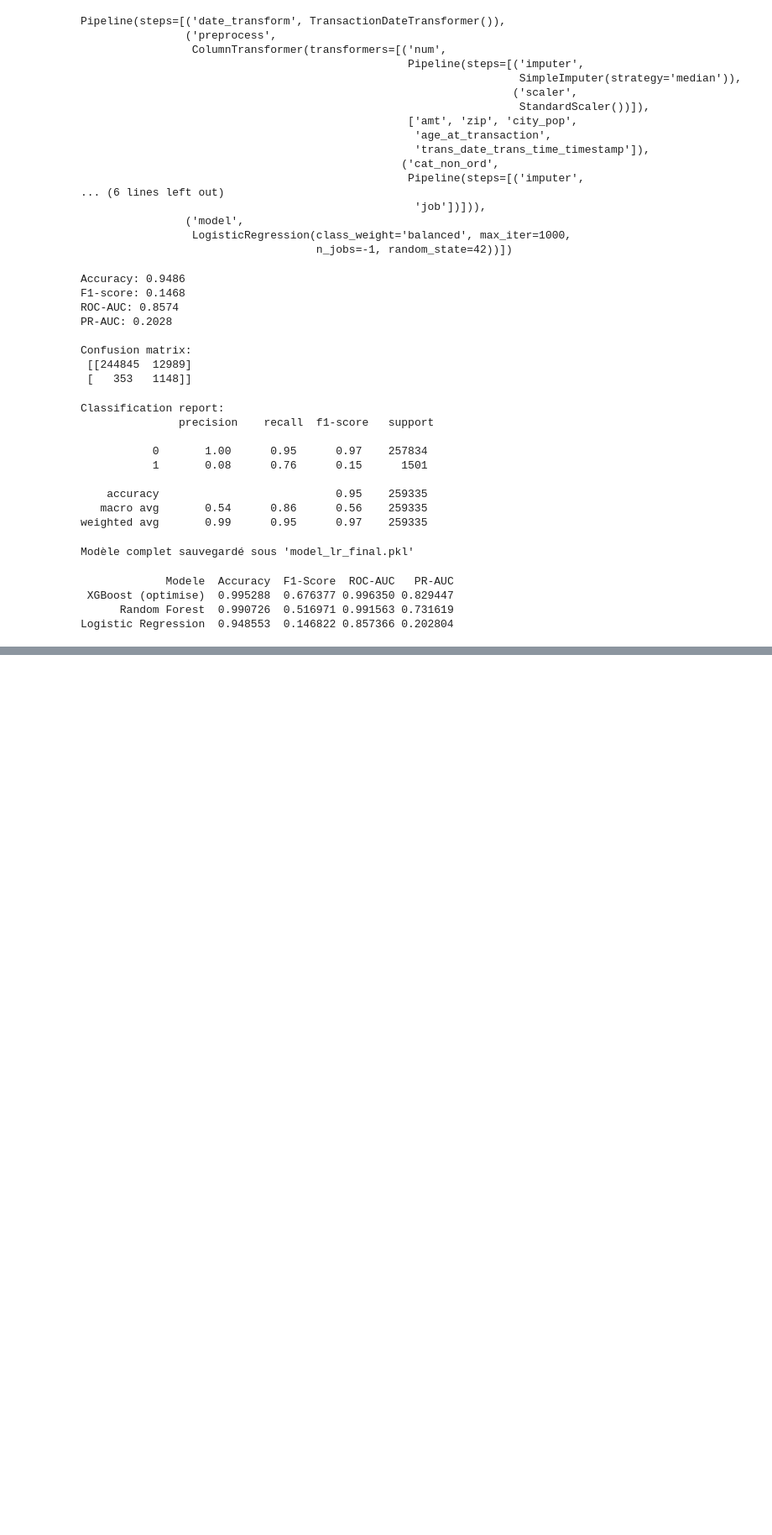
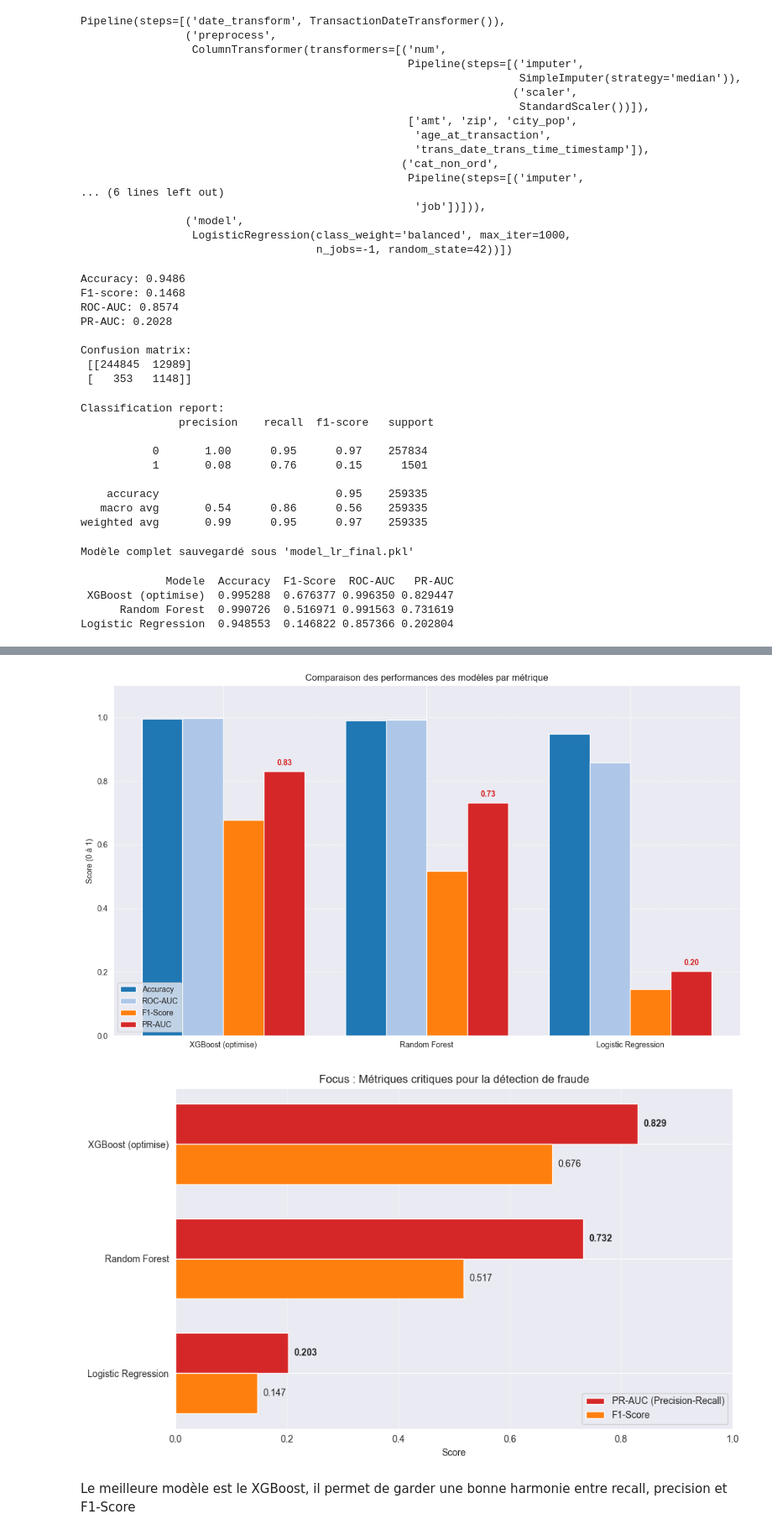
Before and after one commit to S13v3n-2/projet-detection-fraude, a Jupyter notebook: eda/Model_superviser.ipynb, the cells around one changed output, grey strips where cells are left out. Shown at 84% size. Drawn from its saved outputs; the diff is of its cells as text; code cells hidden in the pictures; blank space fills up the shorter version.

Commit message:
commentaire sur Model_superviser.ipynb et suppression des fichier

```diff
--- a/eda/Model_superviser.ipynb
+++ b/eda/Model_superviser.ipynb
@@ -199,13 +208,12 @@ numeric_transformer = Pipeline(steps=[
 categorical_non_ord_transformer = Pipeline(steps=[
     ("imputer", SimpleImputer(strategy="most_frequent")),
     ("ordinay", OrdinalEncoder(handle_unknown="use_encoded_value",unknown_value=-1
-    ))
+    )) # Gere les categories inconnue
 ])
 
 preprocessor = ColumnTransformer(
     transformers=[
         ("num", numeric_transformer, numeric_features),
-        #("cat_ord", categorical_ord_transformer, categorical_features_ord),
         ("cat_non_ord", categorical_non_ord_transformer, categorical_features_non_ord),
     ],
     remainder="drop"
@@ -761,0 +712,69 @@ Confusion matrix:
+# %%
+import matplotlib.pyplot as plt
+import pandas as pd
+import numpy as np
+
+# 1. Préparation des donnée
+
+df = pd.DataFrame(resultats)
+
+# --- GRAPHIQUE 1 : COMPARAISON GLOBALE ---
+plt.figure(figsize=(12, 7))
+x = np.arange(len(df['Modele']))
+width = 0.2  # Largeur des barres
+
+# Création des barres pour chaque métrique
+plt.bar(x - 1.5*width, df['Accuracy'], width, label='Accuracy', color='#1f77b4')
+plt.bar(x - 0.5*width, df['ROC-AUC'], width, label='ROC-AUC', color='#aec7e8')
+plt.bar(x + 0.5*width, df['F1-Score'], width, label='F1-Score', color='#ff7f0e')
+plt.bar(x + 1.5*width, df['PR-AUC'], width, label='PR-AUC', color='#d62728')
+
+# Mise en forme
+plt.ylabel('Score (0 à 1)')
+plt.title('Comparaison des performances des modèles par métrique')
+plt.xticks(x, df['Modele'])
+plt.legend(loc='lower left')
+plt.ylim(0, 1.1)
+plt.grid(axis='y', linestyle='--', alpha=0.7)
+
+# Ajout des valeurs au-dessus des barres PR-AUC (la plus importante)
+for i in range(len(x)):
+    plt.text(x[i] + 1.5*width, df['PR-AUC'][i] + 0.02, f"{df['PR-AUC'][i]:.2f}",
+             ha='center', fontweight='bold', color='#d62728')
+
+plt.tight_layout()
+plt.show()
+
+
+# --- GRAPHIQUE 2 : FOCUS FRAUDE (PR-AUC & F1) ---
+plt.figure(figsize=(10, 6))
+# On trie pour avoir le meilleur en haut
+df_focus = df[['Modele', 'F1-Score', 'PR-AUC']].sort_values(by='PR-AUC', ascending=True)
+
+y = np.arange(len(df_focus['Modele']))
+height = 0.35
+
+plt.barh(y + height/2, df_focus['PR-AUC'], height, label='PR-AUC (Precision-Recall)', color='#d62728')
+plt.barh(y - height/2, df_focus['F1-Score'], height, label='F1-Score', color='#ff7f0e')
+
+# Mise en forme
+plt.xlabel('Score')
+plt.title('Focus : Métriques critiques pour la détection de fraude')
+plt.yticks(y, df_focus['Modele'])
+plt.legend()
+plt.xlim(0, 1.0)
+plt.grid(axis='x', linestyle='--', alpha=0.7)
+
+# Ajout des étiquettes de données
+for i, val in enumerate(df_focus['PR-AUC']):
+    plt.text(val + 0.01, i + height/2, f"{val:.3f}", va='center', fontweight='bold')
+for i, val in enumerate(df_focus['F1-Score']):
+    plt.text(val + 0.01, i - height/2, f"{val:.3f}", va='center')
+
+plt.tight_layout()
+plt.show()
+# %% [output]
+[figure, added]
+[figure, added]
+# %% [markdown]
+Le meilleure modèle est le XGBoost, il permet de garder une bonne harmonie entre recall, precision et F1-Score
```
Also changed, not shown: parts of 28 cells of this notebook, 11 other files.
